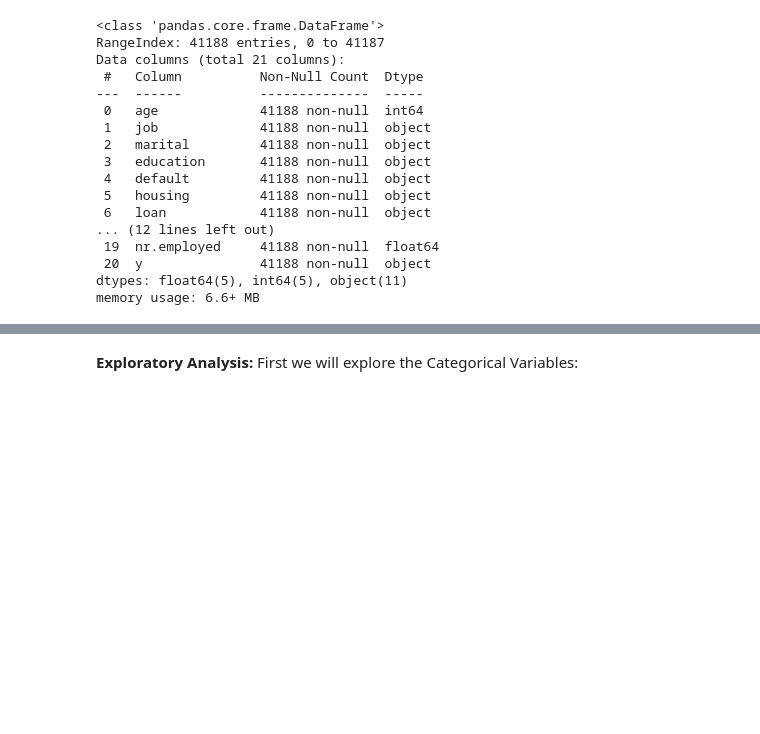
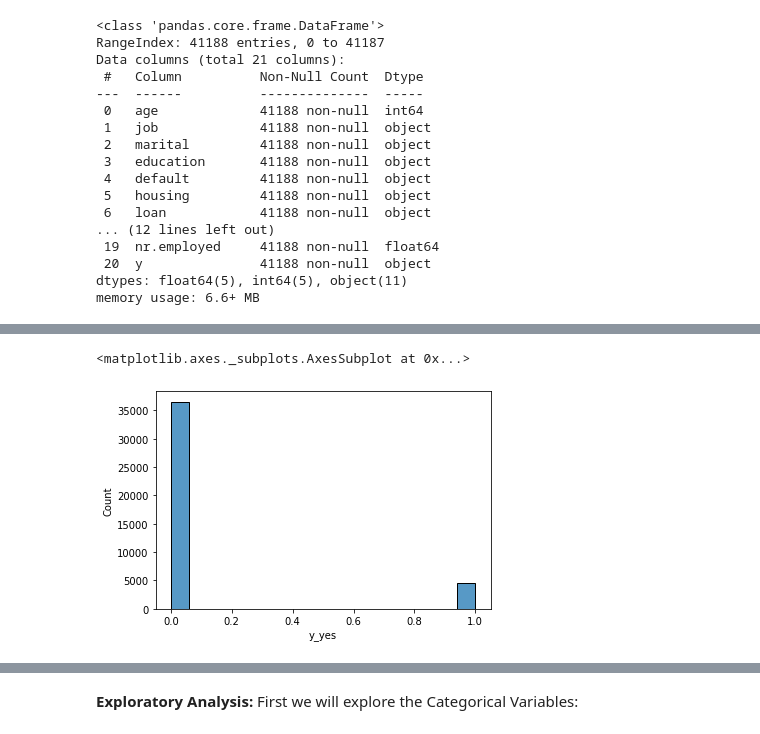
Before and after one commit to na2027/CE888, a Jupyter notebook: Copy_of_bank_classification.ipynb, the cells around one changed output, grey strips where cells are left out. Cells and saved outputs as stored; diff of their text form; code cells hidden in the pictures; blank space fills up the shorter version.

```diff
--- a/Copy_of_bank_classification.ipynb
+++ b/Copy_of_bank_classification.ipynb
@@ -17,7 +17,7 @@ import warnings
 warnings.filterwarnings('ignore')
 # %%
 #load the dataset
-df_bank=pd.read_csv("/content/bank-additional-full.csv",sep=';')
+df_bank=pd.read_csv("https://raw.githubusercontent.com/albanda/CE888/master/lab3/bank-additional-full.csv",sep=';')
 df_bank.head()
 # %% [output]
 |  | age | job | marital | education | default | housing | loan | contact | month | day_of_week | ... |
@@ -53,2 +48,0 @@ df_bank.isnull().values.any().sum()
-# %%
-df_bank = df_bank.dropna()
@@ -74,0 +49,13 @@ memory usage: 6.9+ MB
+# %%
+from sklearn.preprocessing import LabelEncoder
+
+df_bank_label = df_bank['y'].values
+df_bank_features = df_bank.drop('y', axis=1)
+
+df_bank_dummies = pd.get_dummies(df_bank_features)
+
+le = LabelEncoder()
+df_bank_label_enc = le.fit_transform(df_bank_label)
+# %%
+df_bank_dummies_copy = df_bank_dummies.drop(["duration"], axis=1)
+df_bank_dummies_copy.info()
@@ -74,0 +80,5 @@ memory usage: 6.9+ MB
+# %%
+sns.histplot(data=df_bank_dummies_copy["y_yes"])
+# %% [output]
+<matplotlib.axes._subplots.AxesSubplot at 0x...>
+[figure, added]
```
Also changed, not shown: parts of 20 cells of this notebook.
